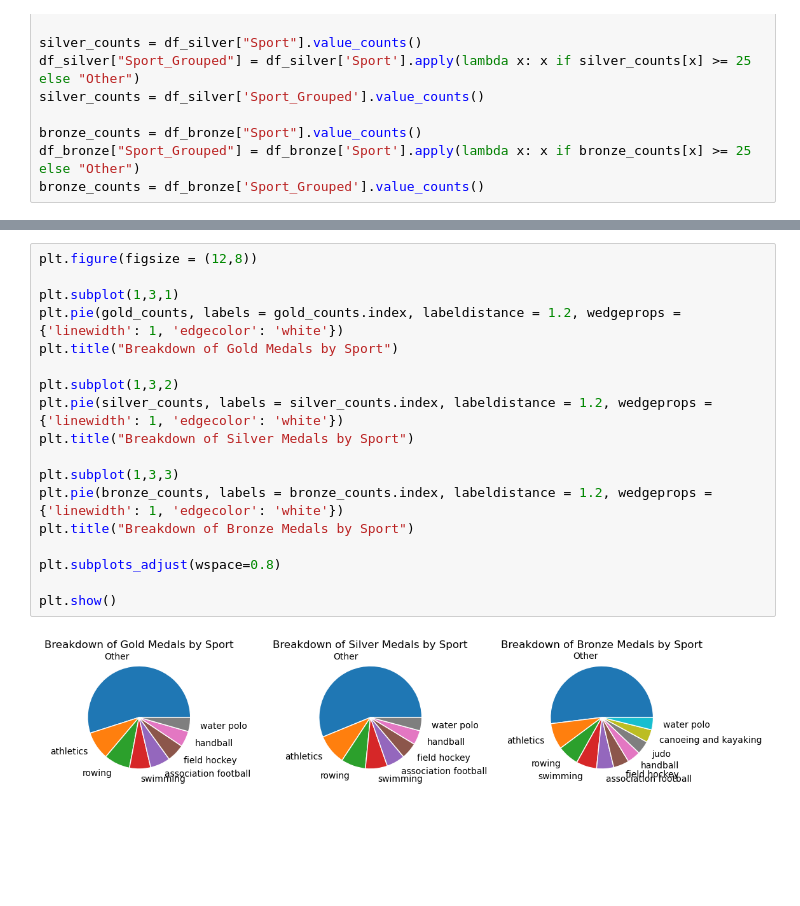
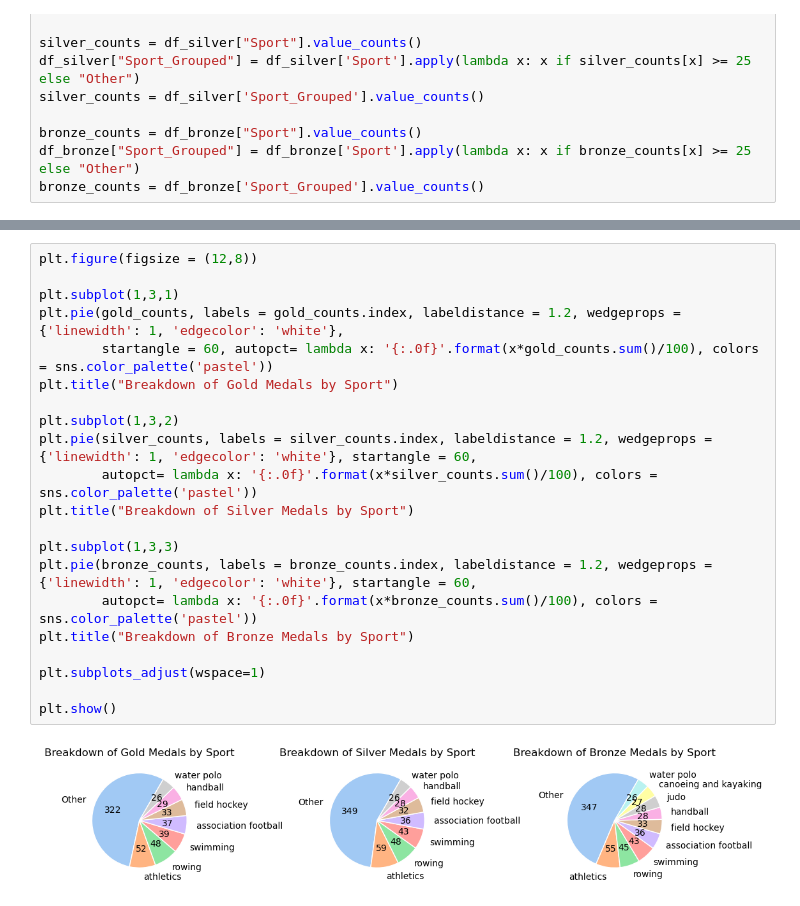
Before and after one commit to t-clark04/Clark-Data-Science-Portfolio, a Jupyter notebook: TidyData-Project/main.ipynb, the cells around one changed output, grey strips where cells are left out. Saved outputs shown, nothing was run; the diff lists cells and outputs as text; blank space fills up the shorter version.

Commit message:
Aesthetic updates of my pie charts

```diff
--- a/TidyData-Project/main.ipynb
+++ b/TidyData-Project/main.ipynb
@@ -261,20 +274,23 @@ bronze_counts = df_bronze['Sport_Grouped'].value_counts()
 # %%
 plt.figure(figsize = (12,8))
 
 plt.subplot(1,3,1)
-plt.pie(gold_counts, labels = gold_counts.index, labeldistance = 1.2, wedgeprops = {'linewidth': 1, 'edgecolor': 'white'})
+plt.pie(gold_counts, labels = gold_counts.index, labeldistance = 1.2, wedgeprops = {'linewidth': 1, 'edgecolor': 'white'},
+        startangle = 60, autopct= lambda x: '{:.0f}'.format(x*gold_counts.sum()/100), colors = sns.color_palette('pastel'))
 plt.title("Breakdown of Gold Medals by Sport")
 
 plt.subplot(1,3,2)
-plt.pie(silver_counts, labels = silver_counts.index, labeldistance = 1.2, wedgeprops = {'linewidth': 1, 'edgecolor': 'white'})
+plt.pie(silver_counts, labels = silver_counts.index, labeldistance = 1.2, wedgeprops = {'linewidth': 1, 'edgecolor': 'white'}, startangle = 60,
+        autopct= lambda x: '{:.0f}'.format(x*silver_counts.sum()/100), colors = sns.color_palette('pastel'))
 plt.title("Breakdown of Silver Medals by Sport")
 
 plt.subplot(1,3,3)
-plt.pie(bronze_counts, labels = bronze_counts.index, labeldistance = 1.2, wedgeprops = {'linewidth': 1, 'edgecolor': 'white'})
+plt.pie(bronze_counts, labels = bronze_counts.index, labeldistance = 1.2, wedgeprops = {'linewidth': 1, 'edgecolor': 'white'}, startangle = 60,
+        autopct= lambda x: '{:.0f}'.format(x*bronze_counts.sum()/100), colors = sns.color_palette('pastel'))
 plt.title("Breakdown of Bronze Medals by Sport")
 
-plt.subplots_adjust(wspace=0.8)
+plt.subplots_adjust(wspace=1)
 
 plt.show()
 # %% [output]
-[figure, old version]
+[figure, new version]
```
Also changed, not shown: parts of 1 cell of this notebook.
